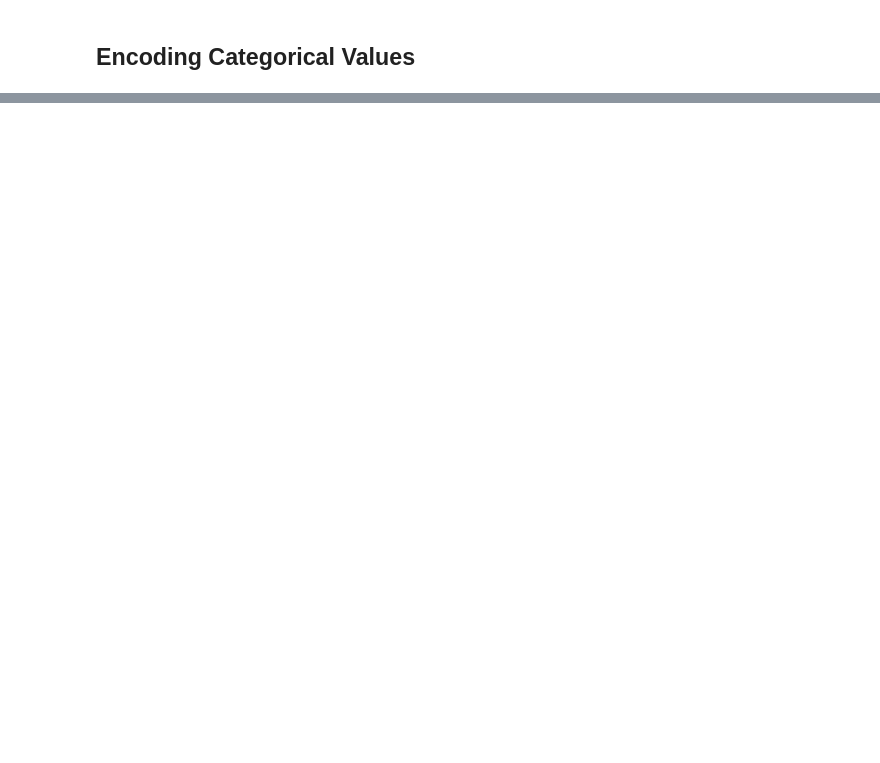
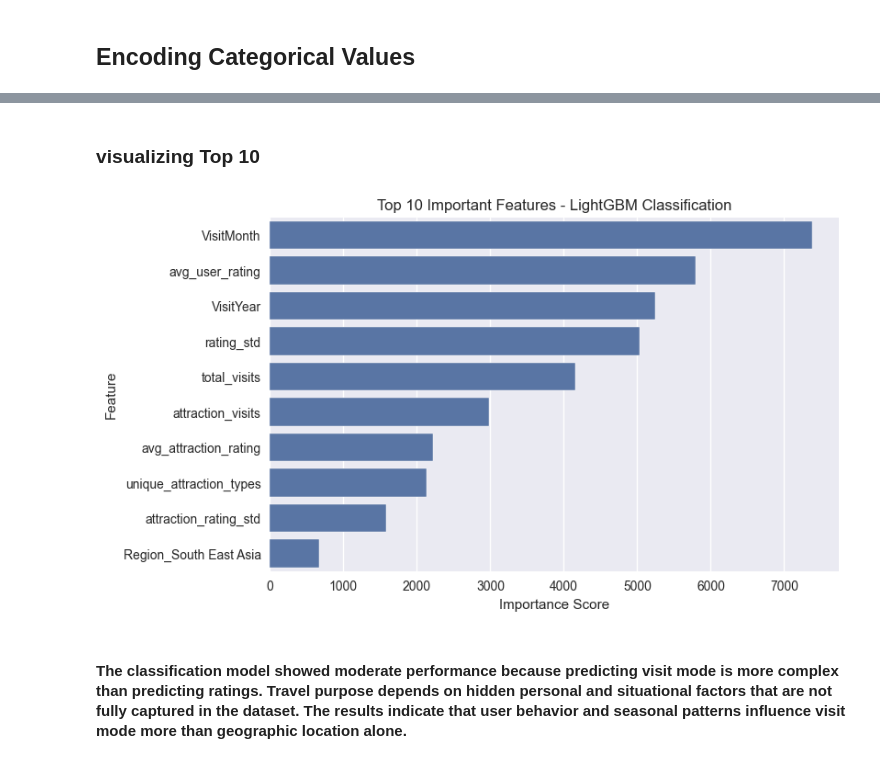
Before and after one commit to shabbu8111999/Tourism_Experience_Analytics, a Jupyter notebook: jupyter/Tourism_Experience.ipynb, the cells around one changed output, grey strips where cells are left out. Cells and saved outputs as stored; diff of their text form; code cells hidden in the pictures; blank space fills up the shorter version.

```diff
--- a/jupyter/Tourism_Experience.ipynb
+++ b/jupyter/Tourism_Experience.ipynb
@@ -1112,0 +1413,9 @@ clean_df.shape
+# %%
+rf_clf = RandomForestClassifier(
+    n_estimators=500,
+    class_weight='balanced',  # Handle class imbalance
+    random_state=42
+)
+
+# training the Random Forest Classifier
+rf_clf.fit(X_train_clf, y_train_clf)
@@ -1112,0 +1470,10 @@ clean_df.shape
+# %%
+# Initializing LightGBM Classifier
+lgb_clf = lgb.LGBMClassifier(
+    n_estimators=300,
+    learning_rate=0.1,
+    random_state=42
+)
+
+# Training the LightGBM Classifier
+lgb_clf.fit(X_train_clf, y_train_clf)
@@ -1112,0 +1579,11 @@ clean_df.shape
+# %%
+# Extracting feature importance for classification model
+clf_importance = pd.DataFrame({
+    'Feature': X_clf.columns,
+    'Importance': lgb_clf.feature_importances_
+})
+
+# Sort by importance
+clf_importance = clf_importance.sort_values(by='Importance', ascending=False)
+
+clf_importance.head(10)
@@ -1112,0 +1602,19 @@ clean_df.shape
+# %% [markdown]
+### visualizing Top 10
+# %%
+plt.figure(figsize=(8,5))
+
+sns.barplot(
+    x='Importance',
+    y='Feature',
+    data=clf_importance.head(10)
+)
+
+plt.title("Top 10 Important Features - LightGBM Classification")
+plt.xlabel("Importance Score")
+plt.ylabel("Feature")
+plt.show()
+# %% [output]
+[figure, added]
+# %% [markdown]
+#### The classification model showed moderate performance because predicting visit mode is more complex than predicting ratings. Travel purpose depends on hidden personal and situational factors that are not fully captured in the dataset. The results indicate that user behavior and seasonal patterns influence visit mode more than geographic location alone.
```
Also changed, not shown: parts of 61 cells of this notebook.
